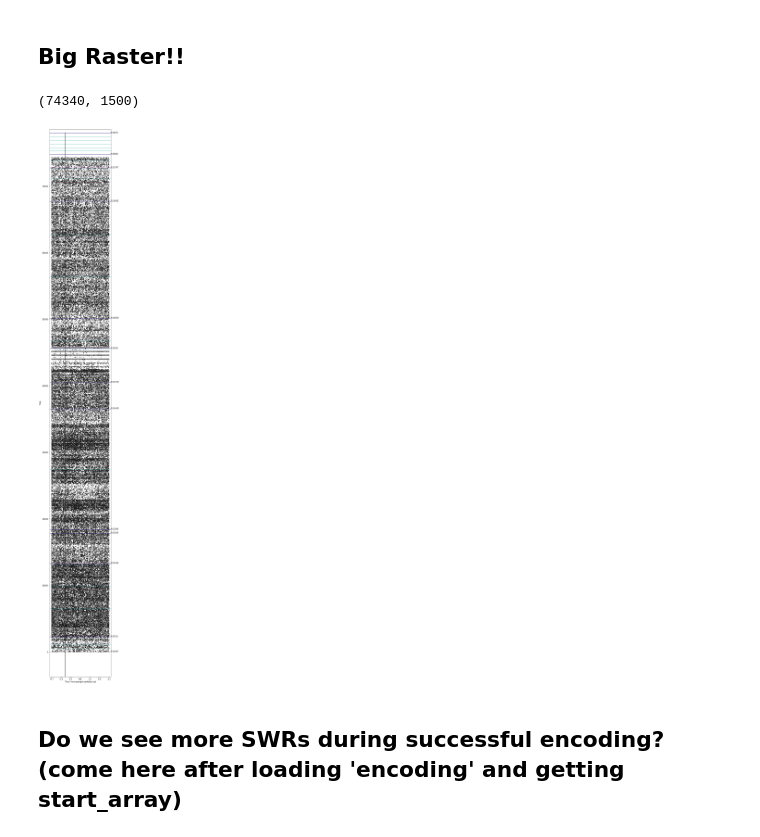
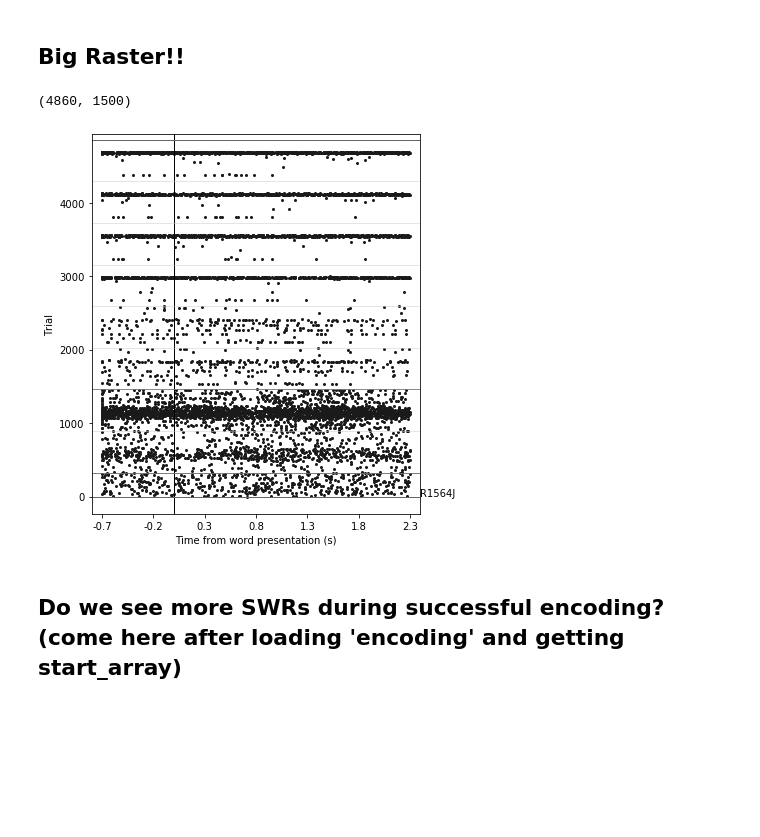
Before and after one commit to jjsakon/SWR, a Jupyter notebook: code/SWRanalysis-encodingLoad.ipynb, the cells around one changed output. Saved outputs shown, nothing was run; the diff lists cells and outputs as text; code cells hidden in the pictures; blank space fills up the shorter version.

```diff
--- a/code/SWRanalysis-encodingLoad.ipynb
+++ b/code/SWRanalysis-encodingLoad.ipynb
@@ -105,7 +107,7 @@ elif exp == 'catFR1':
                     ]
 elif exp == 'RepFR1':
     exp_df = exp_df[
-                    ((df.subject!='R1564J') | (df.session!=0)) # clearly something wrong with this EEG when looking at ripple raster
+                    (df.subject!='R1564J') # clearly something wrong with these EEG when looking at ripple raster
                     ]
 exp_df.shape
 # exp_df = exp_df[257:] # for catFR1 this is R1385E-onwwards
@@ -170,7 +172,7 @@ list_num_key = []
 
 serialpos_array = []; list_recall_num_array = []; # ~~~
 rectime_array = []; recall_before_intrusion_array = []
-recall_position_array = []
+recall_position_array = []; session_events = pd.DataFrame()
 
 electrode_labels = []; channel_coords = []; channel_nums = []
 
@@ -204,6 +206,7 @@ for row in exp_df.itertuples(): #analysis_df.itertuples(): #sub_df.itertuples():
             serialpos_array.extend(dat['serialpos_array'])
             recall_position_array.extend(dat['recall_position_array'])
             list_recall_num_array.extend(dat['list_recall_num_array'])
+            session_events = session_events.append(dat['session_events']) # doesn't append in place
 
             electrode_labels.extend(dat['electrode_labels'])
             channel_coords.extend(dat['channel_coords'])
@@ -458,6 +461,10 @@ else:
 # combine location and sorted recalls to get new ripple array:
 updated_recalls = (location_mask+selected_recalls)==2
 
+# this one list did not have 27 word presentations, so remove it
+if exp == 'RepFR1':
+    updated_recalls[(np.array(session_name_array)=='R1579T-1') & (np.array(list_num_key)==16)] = 0
+
 # translate these predictors to vector and select recalls
 start_array = start_array[updated_recalls]
 end_array = end_array[updated_recalls] # used for duration calculations
@@ -478,6 +485,7 @@ channel_nums_array = np.array(channel_nums_array)[updated_recalls]
 encoded_word_key_array = np.array(encoded_word_key_array)[updated_recalls]
 serialpos_array = np.array(serialpos_array)[updated_recalls]
 list_num_key = np.array(list_num_key)[updated_recalls]
+session_events = session_events[updated_recalls]
 
 print('Got start_array with '+str(start_array.shape[0])+' trials!')
 
@@ -730,8 +1014,11 @@ elif selected_period == 'whole_encoding':
     psth_start = -2000
     psth_end = encoding_whole_time #2000
 
+raster_width = 6
+raster_height = 6 #0 #10 # 40
+
 # plot raster
-subplots(1,1,figsize=(6,40))   #y=100 for data cleaning # (4,6) for Fig. 4b # (4,10) for Fig. 2a
+subplots(1,1,figsize=(raster_width,raster_height))   #y=100 for data cleaning # (4,6) for Fig. 4b # (4,10) for Fig. 2a
 scatter(np.where(start_array)[1]*sr_factor+psth_start,np.where(start_array)[0],s=4,color=dot_color) # SWR time v. trial
 xticks(np.arange(psth_start,psth_end+1,500),np.round(np.arange(psth_start/1000,psth_end/1000+1,0.5),2))
 xlabel('Time from word presentation (s)')
@@ -757,35 +1044,35 @@ for s in range(1,len(trial_nums)):
                 plot([ax.get_xlim()[0],ax.get_xlim()[1]],(0.5+np.sum(trial_nums[:s]))*np.ones(2),linewidth=0.5,linestyle='-',color=between_session_color)
                 text(psth_end+100,0,sub_names[s]) # and print 1st sub name at y=0
     else: # plot lines between electrodes
         if elec_dividers_on == 1:
             plot([ax.get_xlim()[0],ax.get_xlim()[1]],(0.5+np.sum(trial_nums[:s]))*np.ones(2),linewidth=0.5,linestyle='-',color=(.8,.8,.8))
     # plot lines between sessions
     if session_dividers_on==1:
         if sub_sess_names[s] != last_sess:
             plot([ax.get_xlim()[0],ax.get_xlim()[1]],(0.5+np.sum(trial_nums[:s]))*np.ones(2),linewidth=0.75,linestyle='-',color=between_session_color)
             last_sess = sub_sess_names[s]
 
     channels_per_session.append(np.unique(channel_nums_array[int(trial_accum):int(trial_accum+trial_nums[s])]))
     trial_accum = trial_accum+trial_nums[s]
 
 plot([ax.get_xlim()[0],ax.get_xlim()[1]],-.5*np.ones(2),linewidth=1,linestyle='-',color=(.4,.4,.4))
 plot([ax.get_xlim()[0],ax.get_xlim()[1]],(0.5+np.sum(trial_nums))*np.ones(2),linewidth=1,linestyle='-',color=(.4,.4,.4))
 ax.autoscale(enable=True, axis='y', tight=True)
 plt.tight_layout()
 # print('Total FR events: '+str(total_recalls)) # these were in whole retrieval period so not kept in usual ripple alignment
 # print('Kept FR events: '+str(kept_recalls))
 print(start_array.shape);
 if save_raster == 1:
     if elec_dividers_on == 1:
         plt.savefig('../figures/rasters/'+exp+'_'+'raster_'+region_name+'_'+location_selected+
                     '-'+str(recall_type_switch)+'-'+filter_type+'.pdf',transparent=True)
     else:
         plt.savefig('../figures/rasters/'+exp+'_'+'raster_'+region_name+'_'+location_selected+
                     '-'+str(recall_type_switch)+'no_elecs-'+filter_type+'.pdf',transparent=True)
 a=1;
 # %% [output]
-(74340, 1500)
+(4860, 1500)
-[figure, old version]
+[figure, new version]
 # %% [markdown]
 ## Do we see more SWRs during successful encoding? (come here after loading 'encoding' and getting start_array)
 # %%
```
Also changed, not shown: parts of 13 cells of this notebook, 3 other files.
